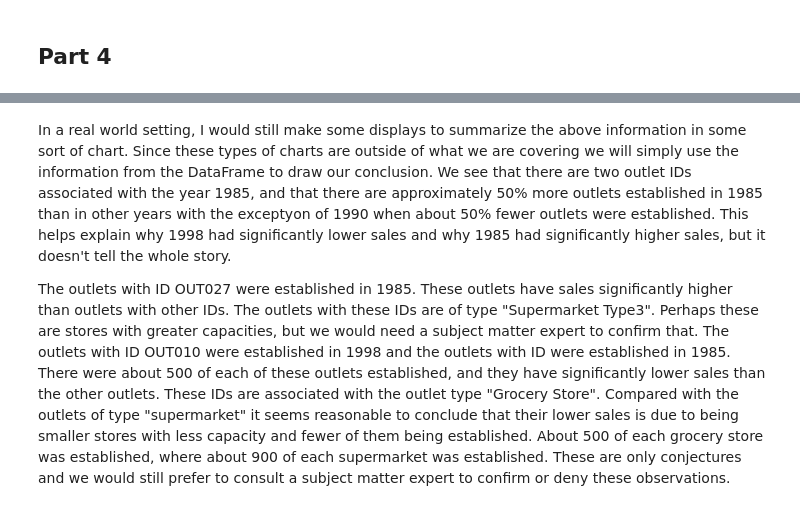
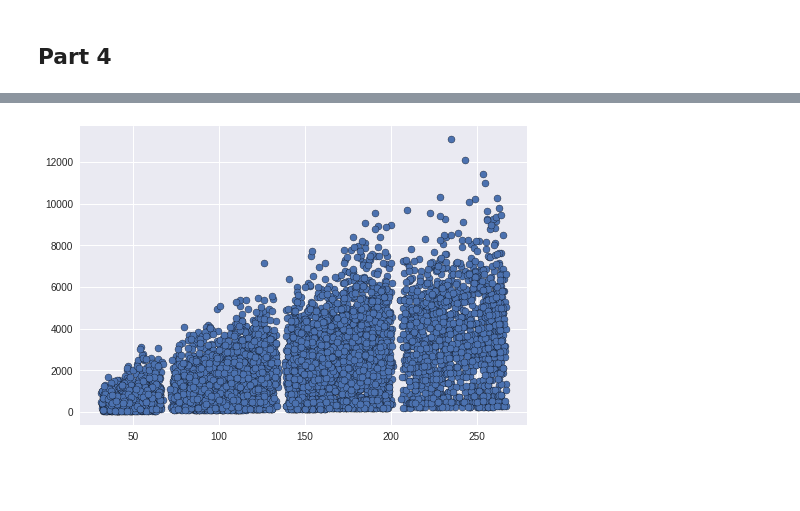
Before and after one commit to mvince33/food-sales-predictions, a Jupyter notebook: food_sales_predictions.ipynb, the cells around one changed output, grey strips where cells are left out. Drawn from its saved outputs; the diff is of its cells as text; code cells hidden in the pictures; blank space fills up the shorter version.

```diff
--- a/food_sales_predictions.ipynb
+++ b/food_sales_predictions.ipynb
@@ -515,4 +413,6 @@ Name: Outlet_Identifier, dtype: int64
-# %% [markdown]
-In a real world setting, I would still make some displays to summarize the above information in some sort of chart. Since these types of charts are outside of what we are covering we will simply use the information from the DataFrame to draw our conclusion. We see that there are two outlet IDs associated with the year 1985, and that there are approximately 50% more outlets established in 1985 than in other years with the exceptyon of 1990 when about 50% fewer outlets were established. This helps explain why 1998 had significantly lower sales and why 1985 had significantly higher sales, but it doesn't tell the whole story.
-
-The outlets with ID OUT027 were established in 1985. These outlets have sales significantly higher than outlets with other IDs. The outlets with these IDs are of type "Supermarket Type3". Perhaps these are stores with greater capacities, but we would need a subject matter expert to confirm that. The outlets with ID OUT010 were established in 1998 and the outlets with ID were established in 1985. There were about 500 of each of these outlets established, and they have significantly lower sales than the other outlets. These IDs are associated with the outlet type "Grocery Store". Compared with the outlets of type "supermarket" it seems reasonable to conclude that their lower sales is due to being smaller stores with less capacity and fewer of them being established. About 500 of each grocery store was established, where about 900 of each supermarket was established. These are only conjectures and we would still prefer to consult a subject matter expert to confirm or deny these observations.
+# %%
+# Create a scatter plot of 'Item_Outlet_Sales' vs. 'Item_MRP'.
+
+plt.scatter(df['Item_MRP'], df['Item_Outlet_Sales'], edgecolor='k');
+# %% [output]
+[figure, added]
```
Also changed, not shown: parts of 7 cells of this notebook.
